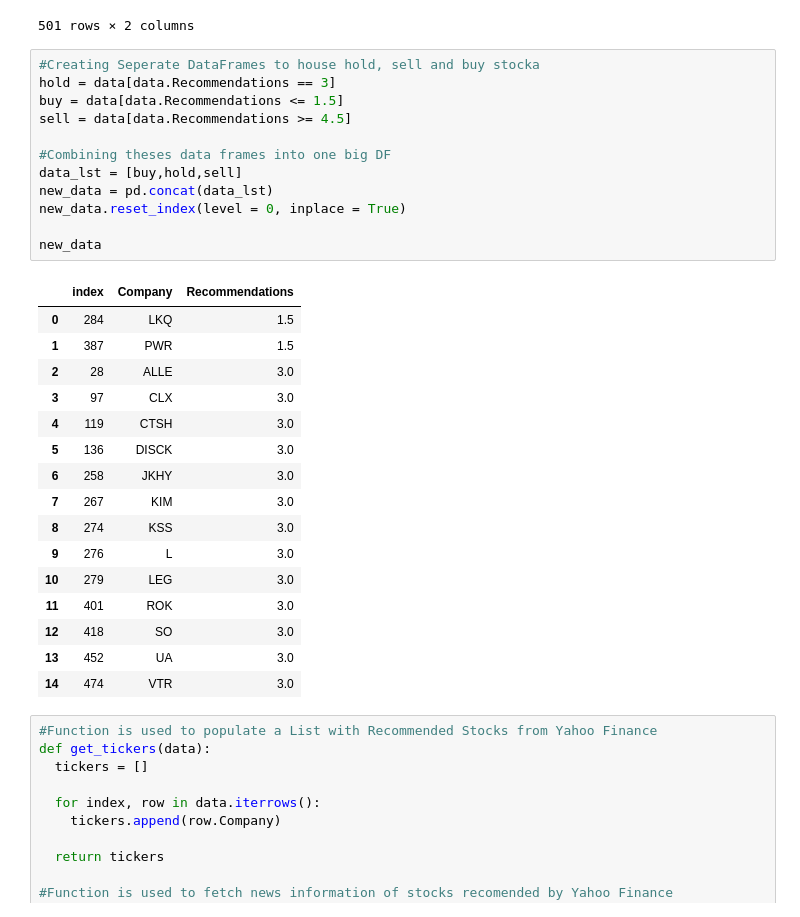
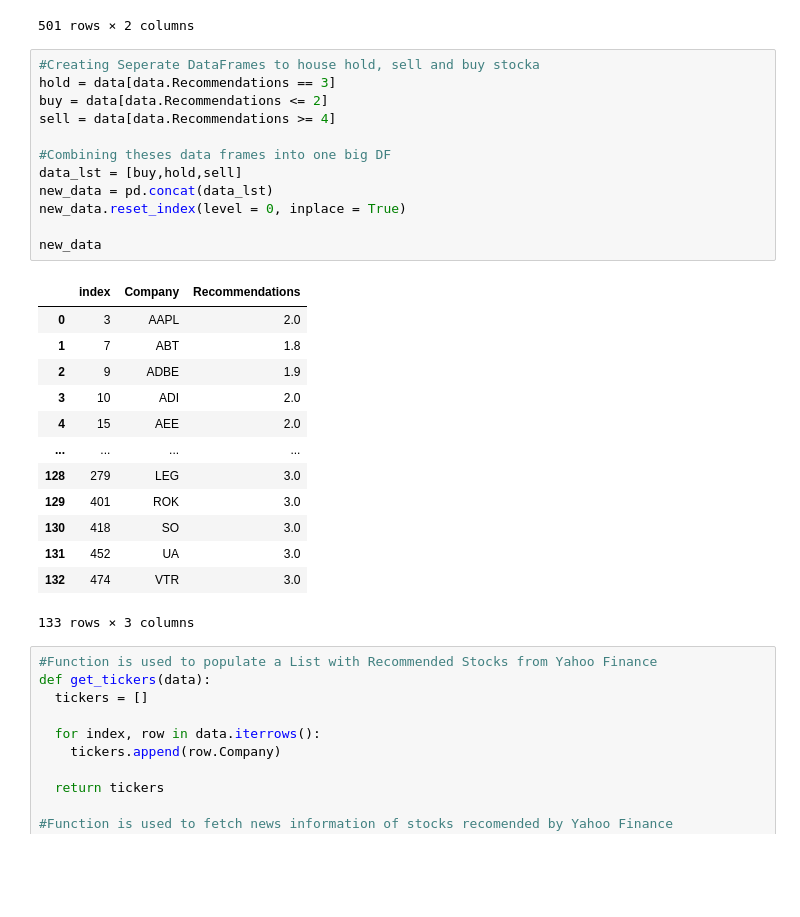
Before and after one commit to Niangmodou/NLP-Stock-Recommendation, a Jupyter notebook: main.ipynb, the cells around one changed output. Saved outputs shown, nothing was run; the diff lists cells and outputs as text; blank space fills up the shorter version.

```diff
--- a/main.ipynb
+++ b/main.ipynb
@@ -93,32 +87,29 @@ data.sort_values(by=['Recommendations'],)
 # %%
 #Creating Seperate DataFrames to house hold, sell and buy stocka
 hold = data[data.Recommendations == 3]
-buy = data[data.Recommendations <= 1.5]
-sell = data[data.Recommendations >= 4.5]
+buy = data[data.Recommendations <= 2]
+sell = data[data.Recommendations >= 4]
 
 #Combining theses data frames into one big DF
 data_lst = [buy,hold,sell]
 new_data = pd.concat(data_lst)
 new_data.reset_index(level = 0, inplace = True)
 
 new_data
 # %% [output]
 |  | index | Company | Recommendations |
-| 0 | 284 | LKQ | 1.5 |
-| 1 | 387 | PWR | 1.5 |
-| 2 | 28 | ALLE | 3.0 |
-| 3 | 97 | CLX | 3.0 |
-| 4 | 119 | CTSH | 3.0 |
-| 5 | 136 | DISCK | 3.0 |
-| 6 | 258 | JKHY | 3.0 |
-| 7 | 267 | KIM | 3.0 |
-| 8 | 274 | KSS | 3.0 |
-| 9 | 276 | L | 3.0 |
-| 10 | 279 | LEG | 3.0 |
-| 11 | 401 | ROK | 3.0 |
-| 12 | 418 | SO | 3.0 |
-| 13 | 452 | UA | 3.0 |
-| 14 | 474 | VTR | 3.0 |
+| 0 | 3 | AAPL | 2.0 |
+| 1 | 7 | ABT | 1.8 |
+| 2 | 9 | ADBE | 1.9 |
+| 3 | 10 | ADI | 2.0 |
+| 4 | 15 | AEE | 2.0 |
+| ... | ... | ... | ... |
+| 128 | 279 | LEG | 3.0 |
+| 129 | 401 | ROK | 3.0 |
+| 130 | 418 | SO | 3.0 |
+| 131 | 452 | UA | 3.0 |
+| 132 | 474 | VTR | 3.0 |
+133 rows × 3 columns
 # %%
 #Function is used to populate a List with Recommended Stocks from Yahoo Finance
 def get_tickers(data):
```
Also changed, not shown: parts of 4 cells of this notebook.
